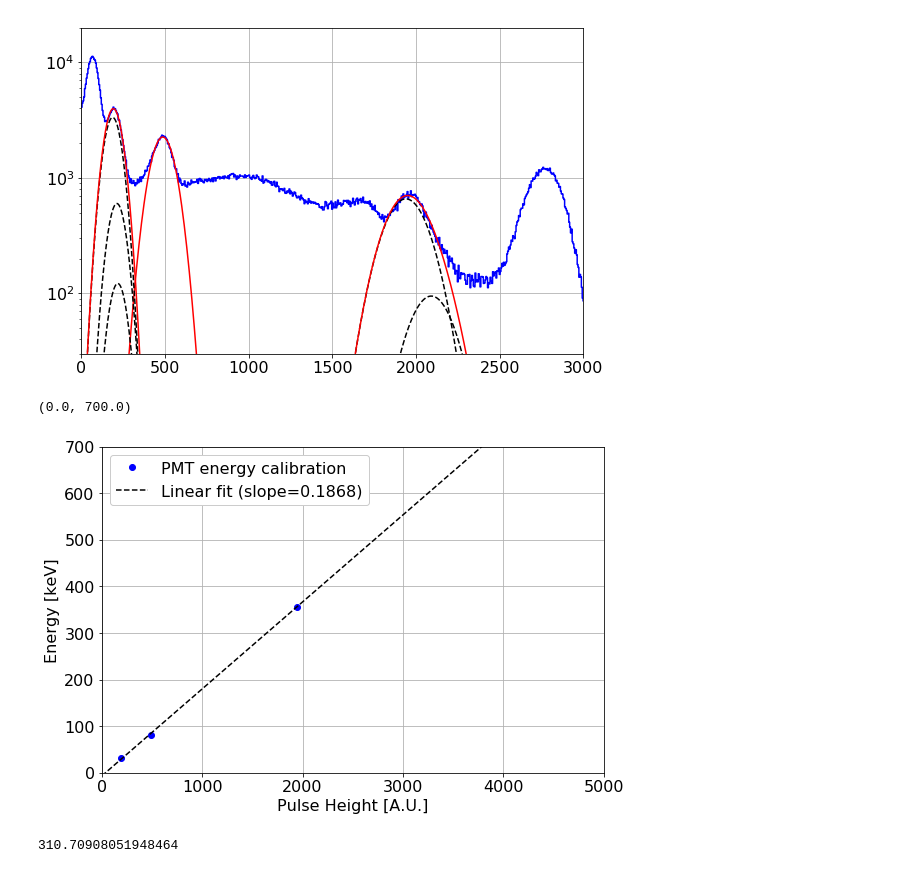
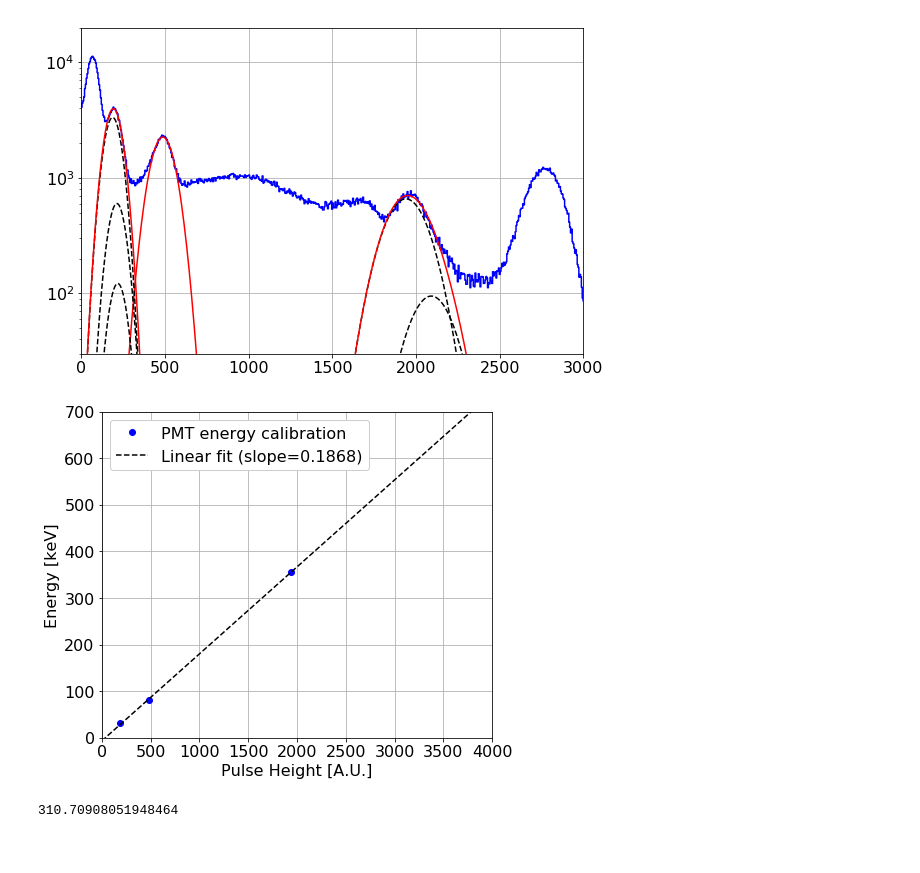
Before and after one commit to bglenardo/Cs136Measurements, a Jupyter notebook: TUNL NaI detector calibration.ipynb, the cells around one changed output. Drawn from its saved outputs; the diff is of its cells as text; code cells hidden in the pictures.

```diff
--- a/TUNL NaI detector calibration.ipynb
+++ b/TUNL NaI detector calibration.ipynb
@@ -330,3 +350,34 @@ for i in range(23):
         datalist.extend(pickle.load(pklfile))
 
 datadf = pd.DataFrame(datalist)
+# %%
+plt.rcParams.update({'font.size': 16})
+plt.rcParams['figure.figsize'] = (9,5)
+
+plt.plot(datadf['samples'].iloc[0],'-k')
+plt.xlabel('Time [samples]')
+plt.ylabel('Voltage [ADC counts]')
+plt.xlim(0.,500.)
+plt.savefig('Plots/pmt_example_wfm.png',dpi=200,bbox_inches='tight')
+
+plt.figure(2)
+
+baseline = np.mean(datadf['samples'].iloc[0][:60])
+area_curve = np.cumsum(datadf['samples'].iloc[0] - baseline)
+
+t10 = np.where(area_curve > area_curve[-1]*0.1)[0][0]
+t25 = np.where(area_curve > area_curve[-1]*0.25)[0][0]
+t50 = np.where(area_curve > area_curve[-1]*0.5)[0][0]
+t90 = np.where(area_curve > area_curve[-1]*0.9)[0][0]
+
+plt.plot(area_curve,'-k')
+plt.ylabel('Pulse area [ADC * samples]')
+plt.xlabel('Time [samples]')
+plt.plot(t10,area_curve[t10],'ob',markersize=10)
+plt.plot(t25,area_curve[t25],'or',markersize=10)
+plt.plot(t50,area_curve[t50],'og',markersize=10)
+plt.plot(t90,area_curve[t90],'om',markersize=10)
+
+plt.xlim(0.,500.)
+plt.ylim(0.,38000.)
+plt.savefig('Plots/pmt_example_area_fractional_times.png',dpi=200,bbox_inches='tight')
@@ -538,6 +592,10 @@ fitmask = (bincenters > 150.) & (bincenters < 250.)
 p31, cov31 = curve_fit( FitBa133_31keV, bincenters[fitmask], binvals[fitmask], \
                              p0=(6000.,200.,10.))
 # %%
+plt.rcParams.update({'font.size': 16})
+plt.rcParams['figure.figsize'] = (9,6)
+
+
 hl.plot1d( h_sipm_energy, color='b', label='PMT detector' )
 plt.yscale('log')
 
@@ -573,28 +631,35 @@ plt.xlim(0.,3000.)
 plt.ylim(30.,2e4)
 
 plt.grid()
+
+plt.savefig('Plots/sipm_ba133_calibration_with_fit.png',dpi=200,bbox_inches='tight')
 # %% [output]
 [1060.98261722 1939.63943008  121.57210274]
 [figure]
 # %%
+plt.rcParams.update({'font.size': 16})
+plt.rcParams['figure.figsize'] = (7,6)
+
 xvals = np.array( [ p31[1], p81[1], p356[1] ] )
 energies = np.array( [ e_31, e_81, e_356 ] )
 
 plt.plot(xvals,energies,'ob',label='PMT energy calibration')
 plt.xlabel('Pulse Height [A.U.]')
 plt.ylabel('Energy [keV]')
 
 ecal_fit = np.polyfit(xvals,energies,1)
 
 plt.plot(xfit,xfit * ecal_fit[0] + ecal_fit[1],'--k',\
          label='Linear fit (slope={:4.4})'.format(ecal_fit[0]))
 plt.grid()
 plt.legend(framealpha=1)
-plt.xlim(0.,5000.)
+plt.xlim(0.,4000.)
 plt.ylim(0.,700.)
+
+plt.savefig('Plots/sipm_ba133_linear_fit_calibration_curve.png',
+            dpi=200,bbox_inches='tight')
 # %% [output]
-(0.0, 700.0)
-[figure, old version]
+[figure, new version]
 # %%
 1700* ecal_fit[0] + ecal_fit[1]
 # %% [output]
```
Also changed, not shown: parts of 14 cells of this notebook, 7 other files.
